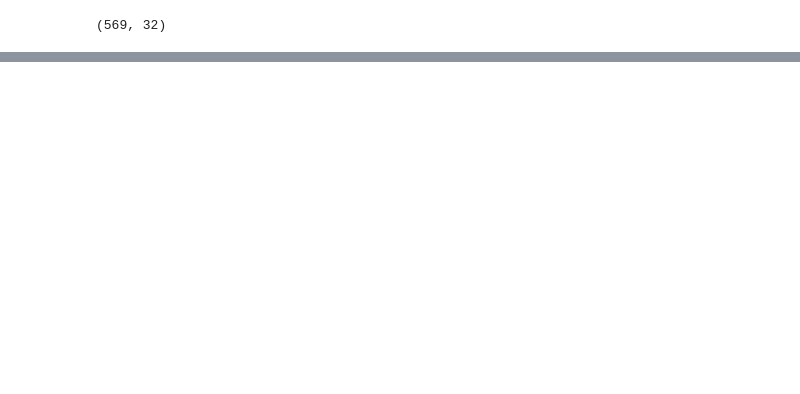
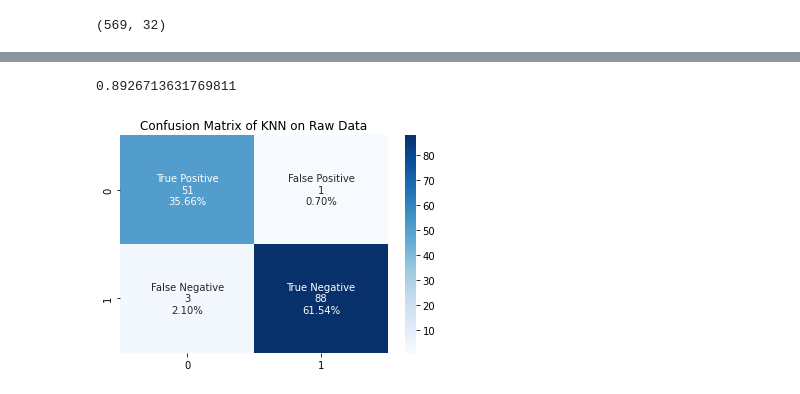
Before and after one commit to sprice134/MQP-2023, a Jupyter notebook: Code/Model_Training/Raw_Data/initial_KNN_Full_Data.ipynb, the cells around one changed output, grey strips where cells are left out. Cells and saved outputs as stored; diff of their text form; code cells hidden in the pictures; blank space fills up the shorter version.

```diff
--- a/Code/Model_Training/Raw_Data/initial_KNN_Full_Data.ipynb
+++ b/Code/Model_Training/Raw_Data/initial_KNN_Full_Data.ipynb
@@ -101,0 +92,30 @@ Text(0, 0.5, 'Mean Absolute Error')
+# %%
+bestIndex = score_vals.index(max(score_vals)) + 1  #Adds one because it starts with 1 neighbor not 0
+
+regressor = KNeighborsRegressor(n_neighbors=bestIndex)
+regressor.fit(X_train, y_train)
+y_pred = regressor.predict(X_test).round(decimals=0)
+y_pred = y_pred == 1
+print(regressor.score(X_test, y_test))
+
+cm = confusion_matrix(y_test, y_pred)
+tn, fp, fn, tp = cm.ravel()
+
+data = np.array([[tp, fp],[fn, tn]])
+group_names = ['True Positive', 'False Positive', 'False Negative', 'True Negative']
+group_counts = ["{0:0.0f}".format(value) for value in
+                data.flatten()]
+group_percentages = ["{0:.2%}".format(value) for value in
+                     data.flatten()/np.sum(data)]
+labels = [f"{v1}\n{v2}\n{v3}" for v1, v2, v3 in
+          zip(group_names,group_counts,group_percentages)]
+labels = np.asarray(labels).reshape(2,2)
+
+
+labels = np.asarray(labels).reshape(2,2)
+sn.heatmap(data, annot=labels, fmt='', cmap='Blues')
+plt.title("Confusion Matrix of KNN on Raw Data")
+plt.show()
+# %% [output]
+0.8926713631769811
+[figure, added]
```
Also changed, not shown: parts of 8 cells of this notebook, 1 other file.
